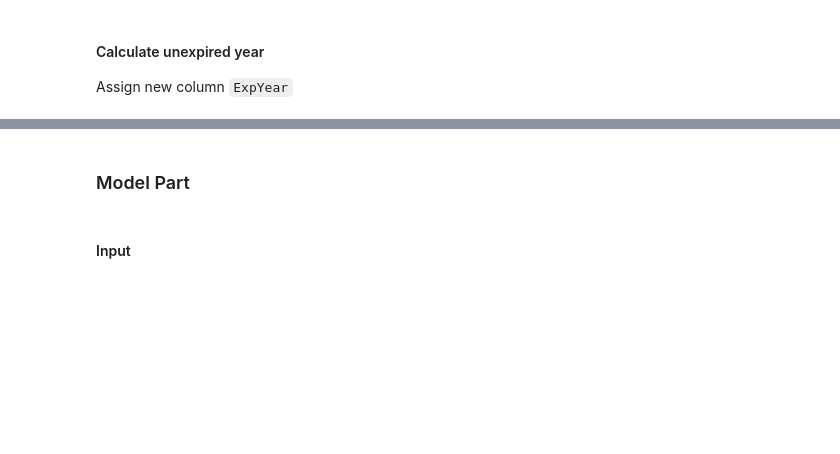
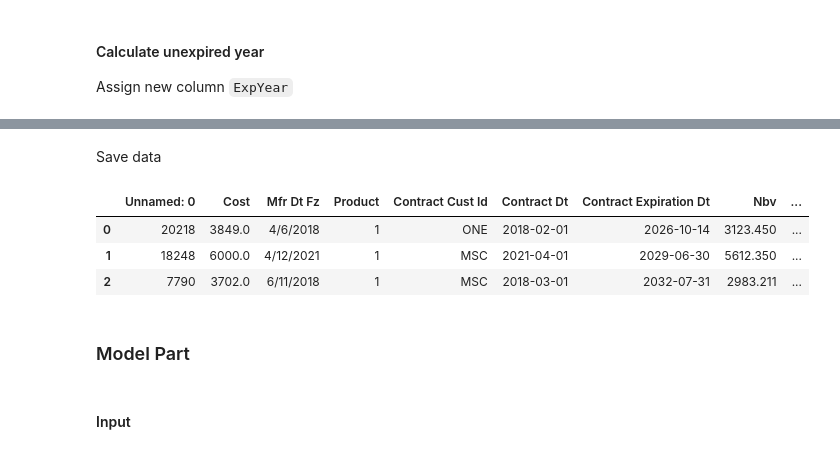
Before and after one commit to SightVanish/PortfolioSelection, a Jupyter notebook: PortfolioSeletion.ipynb, the cells around one changed output, grey strips where cells are left out. Saved outputs shown, nothing was run; the diff lists cells and outputs as text; code cells hidden in the pictures; blank space fills up the shorter version.

```diff
--- a/PortfolioSeletion.ipynb
+++ b/PortfolioSeletion.ipynb
@@ -161,0 +158,2 @@ input_data.sample(3)
+# %% [markdown]
+Save data
@@ -162,3 +162,11 @@ input_data.sample(3)
+# %%
+prepared_data = pd.read_csv('./prepared_data.csv')
+prepared_data.head(3)
+# %% [output]
+|  | Unnamed: 0 | Cost | Mfr Dt Fz | Product | Contract Cust Id | Contract Dt | Contract Expiration Dt | Nbv | ... |
+| 0 | 20218 | 3849.0 | 4/6/2018 | 1 | ONE | 2018-02-01 | 2026-10-14 | 3123.450 | ... |
+| 1 | 18248 | 6000.0 | 4/12/2021 | 1 | MSC | 2021-04-01 | 2029-06-30 | 5612.350 | ... |
+| 2 | 7790 | 3702.0 | 6/11/2018 | 1 | MSC | 2018-03-01 | 2032-07-31 | 2983.211 | ... |
 # %% [markdown]
 ### Model Part
 # %% [markdown]
```
Also changed, not shown: parts of 13 cells of this notebook, 2 other files.
